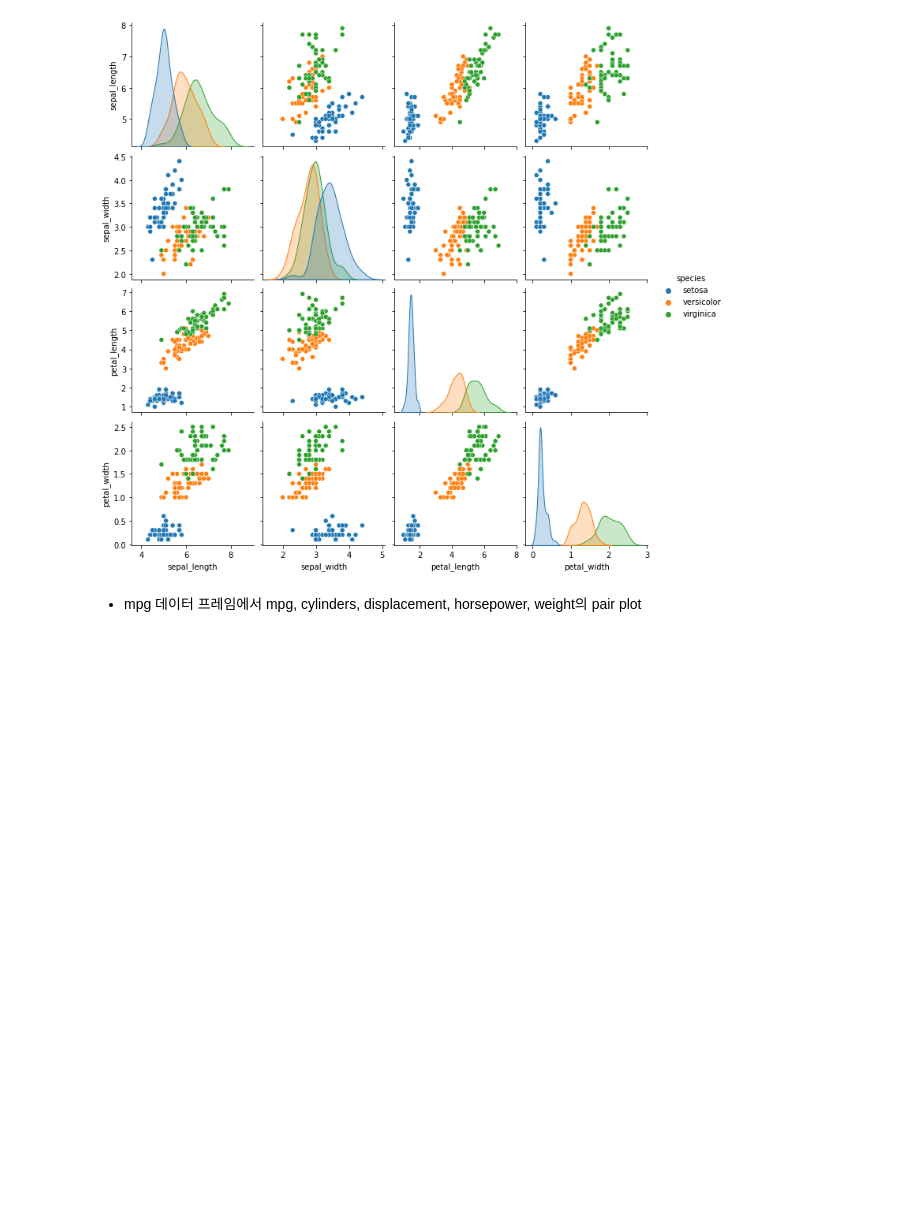
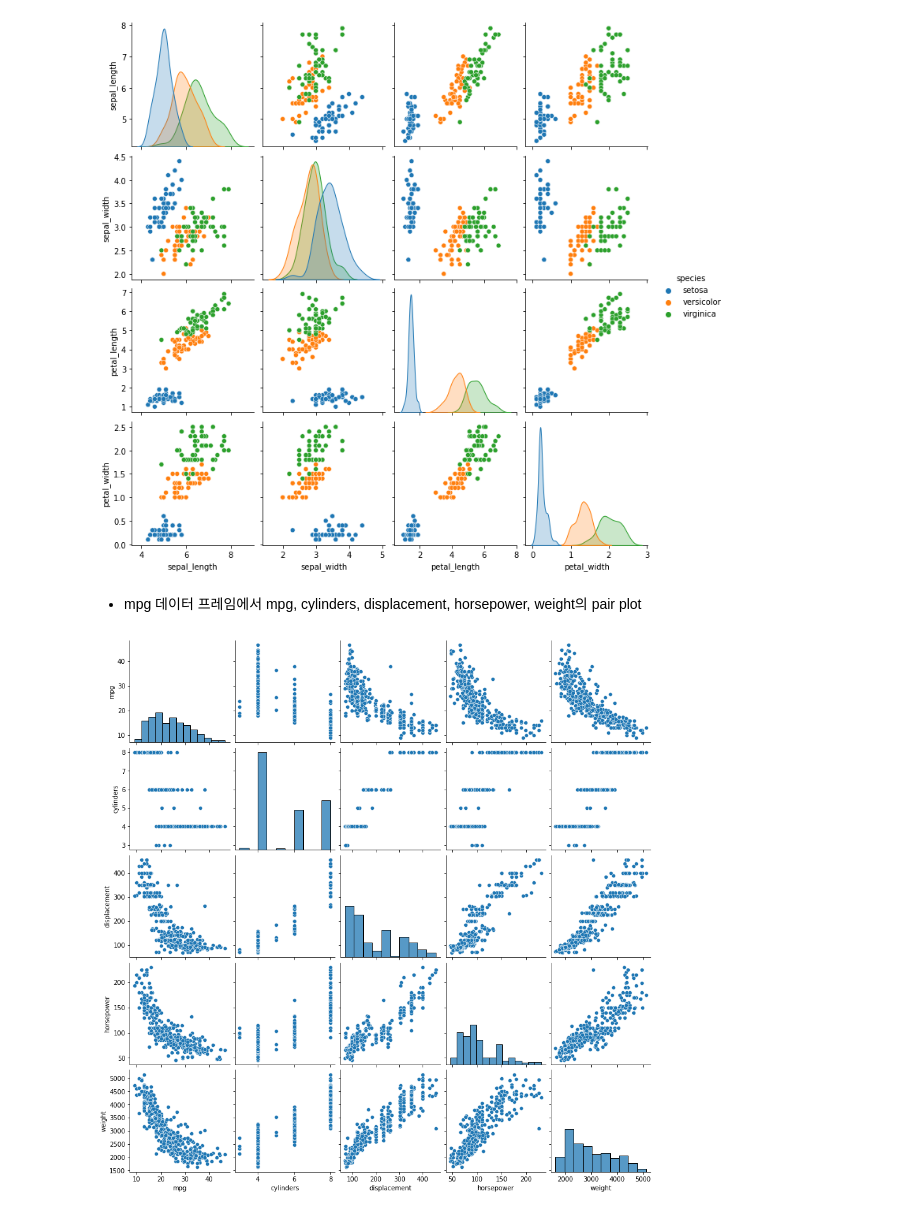
Before and after one commit to JakeOh/202105_itw_bd26, a Jupyter notebook: lab_da/da07_visualization.ipynb, the cells around one changed output. Cells and saved outputs as stored; diff of their text form; code cells hidden in the pictures; blank space fills up the shorter version.

```diff
--- a/lab_da/da07_visualization.ipynb
+++ b/lab_da/da07_visualization.ipynb
@@ -302,3 +302,8 @@ plt.show()
 [figure]
 # %% [markdown]
 * mpg 데이터 프레임에서 mpg, cylinders, displacement, horsepower, weight의 pair plot
+# %%
+sns.pairplot(data=mpg, vars=['mpg', 'cylinders', 'displacement', 'horsepower', 'weight'])
+plt.show()
+# %% [output]
+[figure, added]
```
